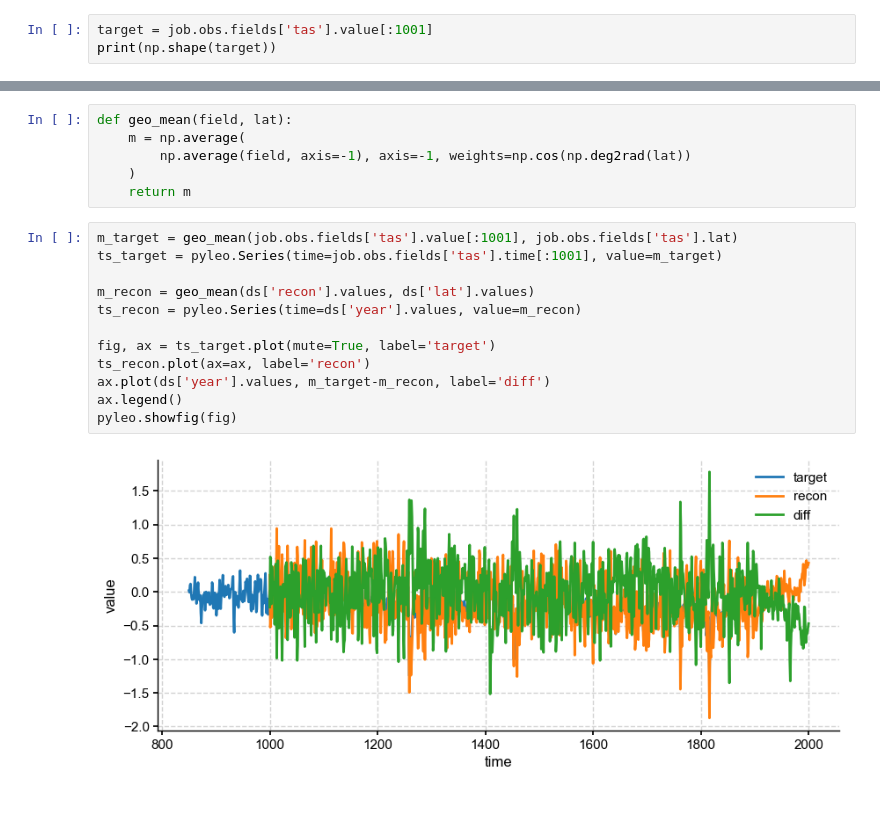
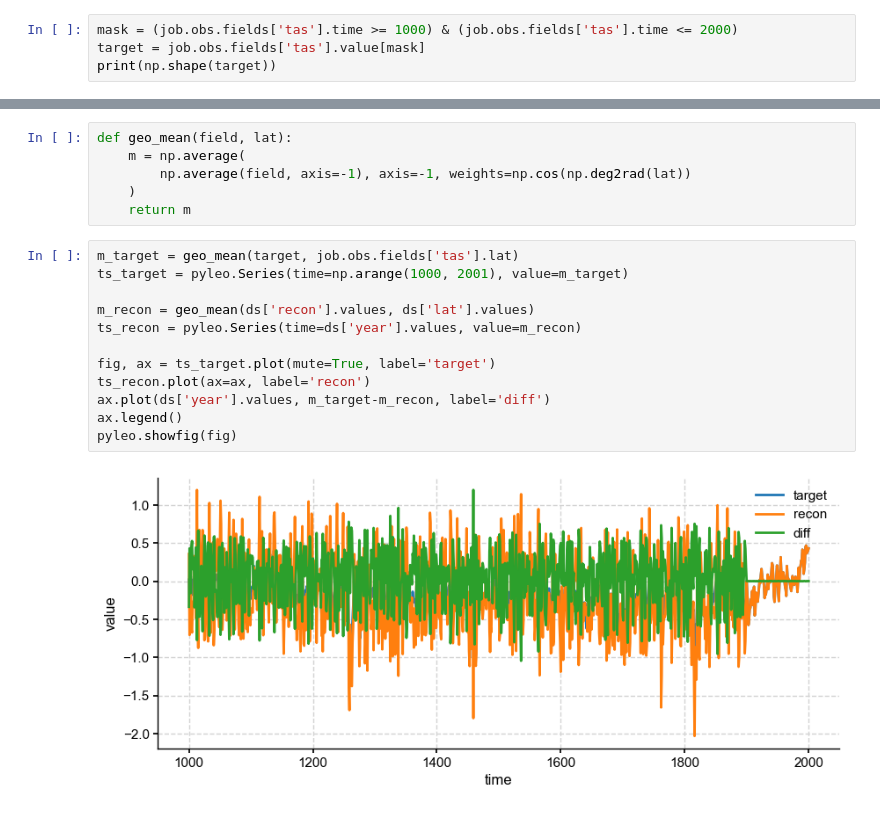
Before and after one commit to paleopresto/GraphEM, a Jupyter notebook: docs/tutorial/quickstart_ppe_pages2k.ipynb, the cells around one changed output, grey strips where cells are left out. Drawn from its saved outputs; the diff is of its cells as text.

```diff
--- a/docs/tutorial/quickstart_ppe_pages2k.ipynb
+++ b/docs/tutorial/quickstart_ppe_pages2k.ipynb
@@ -165,7 +165,8 @@ Coordinates:
 Data variables:
     recon    (year, lat, lon) float64 ...
 # %%
-target = job.obs.fields['tas'].value[:1001]
+mask = (job.obs.fields['tas'].time >= 1000) & (job.obs.fields['tas'].time <= 2000)
+target = job.obs.fields['tas'].value[mask]
 print(np.shape(target))
 # %% [output]
 (1001, 22, 33)
@@ -251,16 +252,16 @@ def geo_mean(field, lat):
     )
     return m
 # %%
-m_target = geo_mean(job.obs.fields['tas'].value[:1001], job.obs.fields['tas'].lat)
-ts_target = pyleo.Series(time=job.obs.fields['tas'].time[:1001], value=m_target)
+m_target = geo_mean(target, job.obs.fields['tas'].lat)
+ts_target = pyleo.Series(time=np.arange(1000, 2001), value=m_target)
 
 m_recon = geo_mean(ds['recon'].values, ds['lat'].values)
 ts_recon = pyleo.Series(time=ds['year'].values, value=m_recon)
 
 fig, ax = ts_target.plot(mute=True, label='target')
 ts_recon.plot(ax=ax, label='recon')
 ax.plot(ds['year'].values, m_target-m_recon, label='diff')
 ax.legend()
 pyleo.showfig(fig)
 # %% [output]
-[figure, old version]
+[figure, new version]
```
Also changed, not shown: parts of 7 cells of this notebook, 6 other files.
